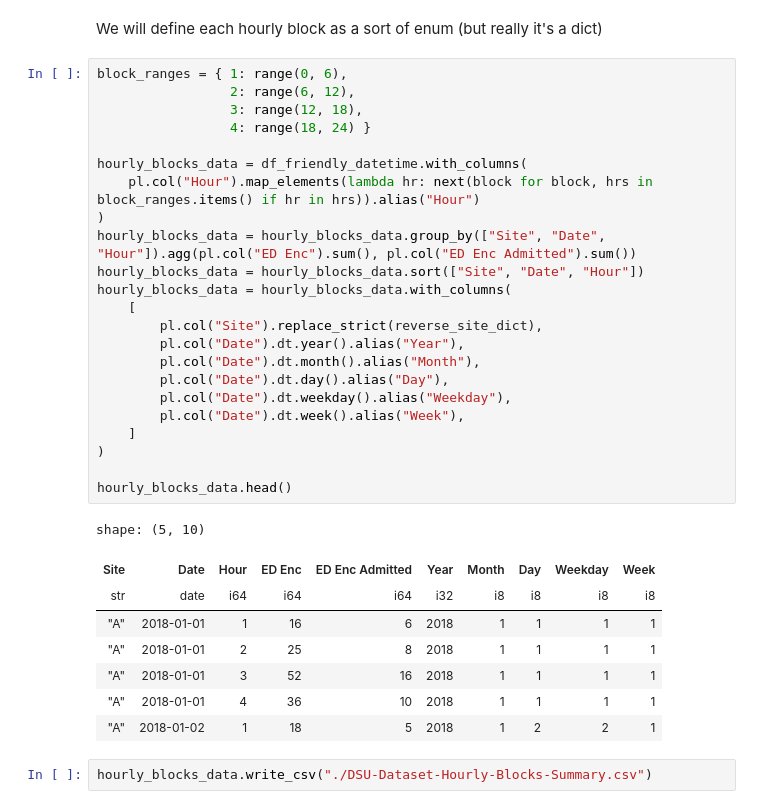
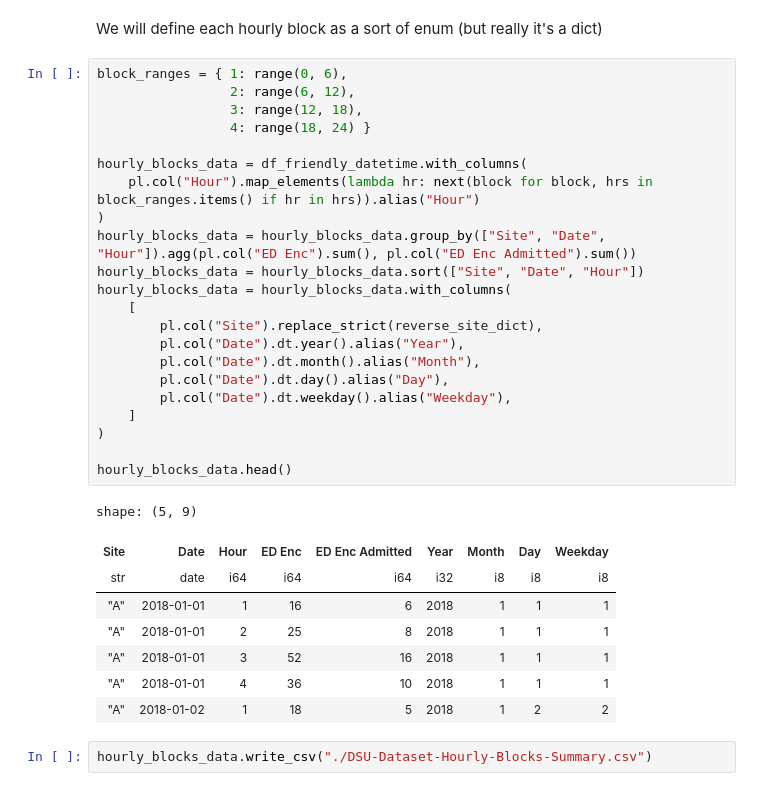
Before and after one commit to southdakotamines-datascience/dsu-no-sleep, a Jupyter notebook: explore.ipynb, the cells around one changed output. Saved outputs shown, nothing was run; the diff lists cells and outputs as text.

```diff
--- a/explore.ipynb
+++ b/explore.ipynb
@@ -425,35 +425,34 @@ We will define each hourly block as a sort of enum (but really it's a dict)
 # %%
 block_ranges = { 1: range(0, 6),
                  2: range(6, 12),
                  3: range(12, 18),
                  4: range(18, 24) }
 
 hourly_blocks_data = df_friendly_datetime.with_columns(
     pl.col("Hour").map_elements(lambda hr: next(block for block, hrs in block_ranges.items() if hr in hrs)).alias("Hour")
 )
 hourly_blocks_data = hourly_blocks_data.group_by(["Site", "Date", "Hour"]).agg(pl.col("ED Enc").sum(), pl.col("ED Enc Admitted").sum())
 hourly_blocks_data = hourly_blocks_data.sort(["Site", "Date", "Hour"])
 hourly_blocks_data = hourly_blocks_data.with_columns(
     [
         pl.col("Site").replace_strict(reverse_site_dict),
         pl.col("Date").dt.year().alias("Year"),
         pl.col("Date").dt.month().alias("Month"),
         pl.col("Date").dt.day().alias("Day"),
         pl.col("Date").dt.weekday().alias("Weekday"),
-        pl.col("Date").dt.week().alias("Week"),
     ]
 )
 
 hourly_blocks_data.head()
 # %% [output]
-shape: (5, 10)
+shape: (5, 9)
-| Site | Date | Hour | ED Enc | ED Enc Admitted | Year | Month | Day | Weekday | Week |
-| str | date | i64 | i64 | i64 | i32 | i8 | i8 | i8 | i8 |
-| "A" | 2018-01-01 | 1 | 16 | 6 | 2018 | 1 | 1 | 1 | 1 |
-| "A" | 2018-01-01 | 2 | 25 | 8 | 2018 | 1 | 1 | 1 | 1 |
-| "A" | 2018-01-01 | 3 | 52 | 16 | 2018 | 1 | 1 | 1 | 1 |
-| "A" | 2018-01-01 | 4 | 36 | 10 | 2018 | 1 | 1 | 1 | 1 |
-| "A" | 2018-01-02 | 1 | 18 | 5 | 2018 | 1 | 2 | 2 | 1 |
+| Site | Date | Hour | ED Enc | ED Enc Admitted | Year | Month | Day | Weekday |
+| str | date | i64 | i64 | i64 | i32 | i8 | i8 | i8 |
+| "A" | 2018-01-01 | 1 | 16 | 6 | 2018 | 1 | 1 | 1 |
+| "A" | 2018-01-01 | 2 | 25 | 8 | 2018 | 1 | 1 | 1 |
+| "A" | 2018-01-01 | 3 | 52 | 16 | 2018 | 1 | 1 | 1 |
+| "A" | 2018-01-01 | 4 | 36 | 10 | 2018 | 1 | 1 | 1 |
+| "A" | 2018-01-02 | 1 | 18 | 5 | 2018 | 1 | 2 | 2 |
 # %%
 hourly_blocks_data.write_csv("./DSU-Dataset-Hourly-Blocks-Summary.csv")
 # %% [markdown]
```
Also changed, not shown: 2 other files.
